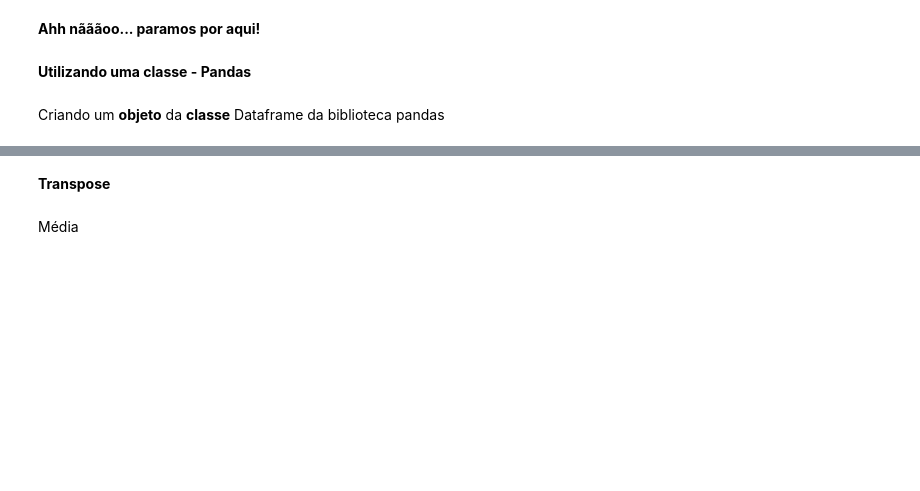
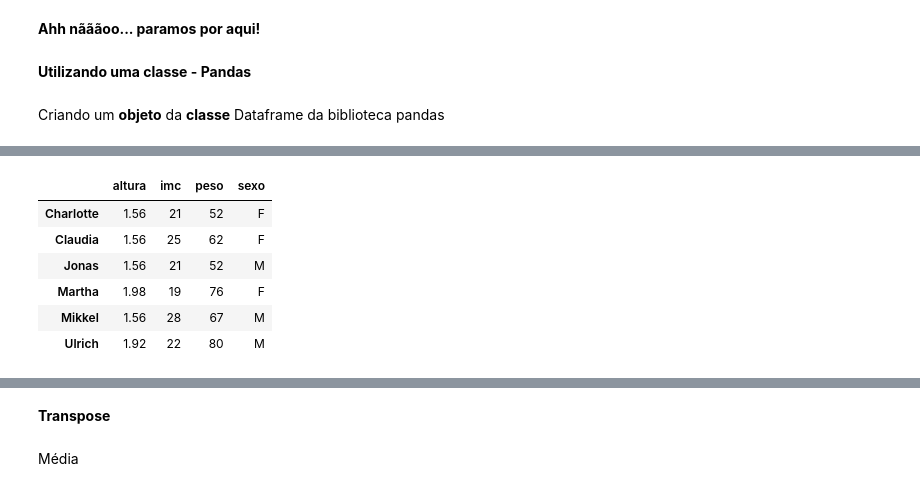
Before and after one commit to joaoleitesf/br-python-condensed, a Jupyter notebook: Cópia_de_2021_02_22_python_3.ipynb, the cells around one changed output, grey strips where cells are left out. Saved outputs shown, nothing was run; the diff lists cells and outputs as text; code cells hidden in the pictures; blank space fills up the shorter version.

```diff
--- a/Cópia_de_2021_02_22_python_3.ipynb
+++ b/Cópia_de_2021_02_22_python_3.ipynb
@@ -249,0 +281,10 @@ Criando um **objeto** da **classe** Dataframe da biblioteca pandas
+# %%
+df
+# %% [output]
+|  | altura | imc | peso | sexo |
+| Charlotte | 1.56 | 21 | 52 | F |
+| Claudia | 1.56 | 25 | 62 | F |
+| Jonas | 1.56 | 21 | 52 | M |
+| Martha | 1.98 | 19 | 76 | F |
+| Mikkel | 1.56 | 28 | 67 | M |
+| Ulrich | 1.92 | 22 | 80 | M |
```
Also changed, not shown: parts of 11 cells of this notebook.
